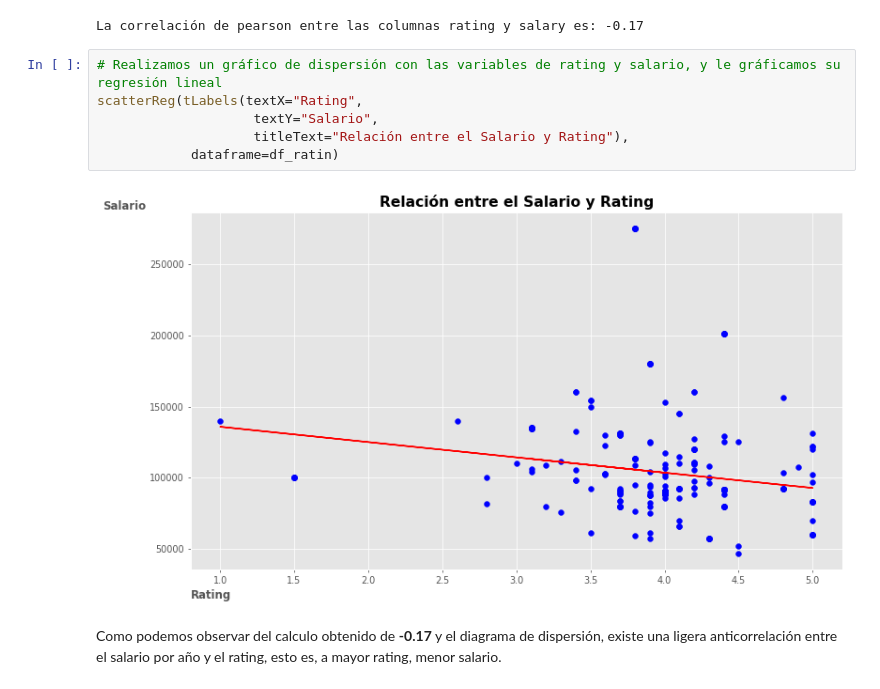
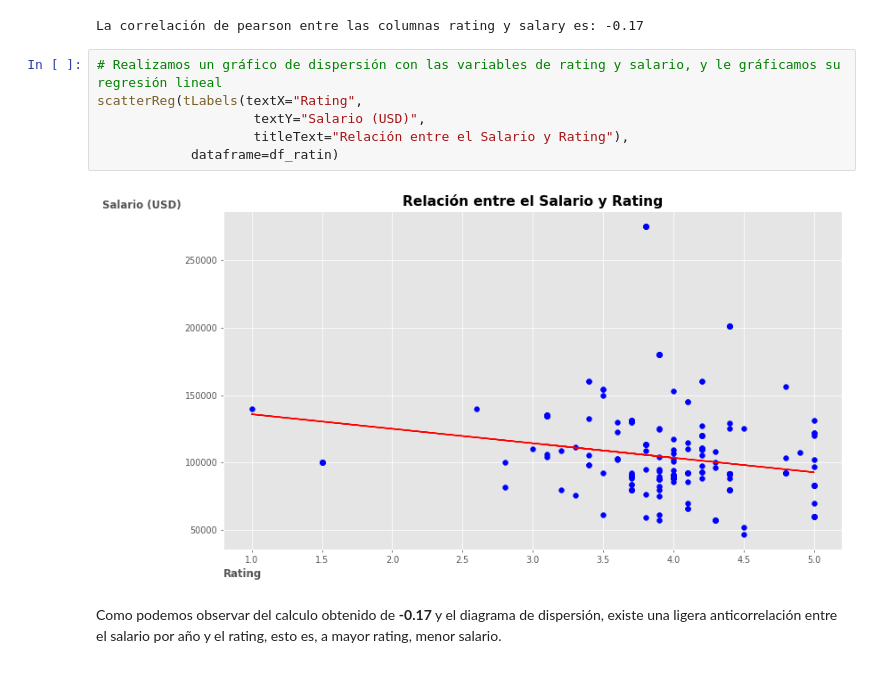
Before and after one commit to Jorge-Ramiro/proyectos, a Jupyter notebook: análisis de los datos/EDA.ipynb, the cells around one changed output. Saved outputs shown, nothing was run; the diff lists cells and outputs as text.

```diff
--- a/análisis de los datos/EDA.ipynb
+++ b/análisis de los datos/EDA.ipynb
@@ -184,10 +184,10 @@ La correlación de pearson entre las columnas rating y salary es: -0.17
 # %%
 # Realizamos un gráfico de dispersión con las variables de rating y salario, y le gráficamos su regresión lineal
 scatterReg(tLabels(textX="Rating",
-                    textY="Salario",
+                    textY="Salario (USD)",
                     titleText="Relación entre el Salario y Rating"),
             dataframe=df_ratin)
 # %% [output]
-[figure, old version]
+[figure, new version]
 # %% [markdown]
 Como podemos observar del calculo obtenido de **-0.17** y el diagrama de dispersión, existe una ligera anticorrelación entre el salario por año y el rating, esto es, a mayor rating, menor salario.
```
Also changed, not shown: parts of 2 cells of this notebook.
